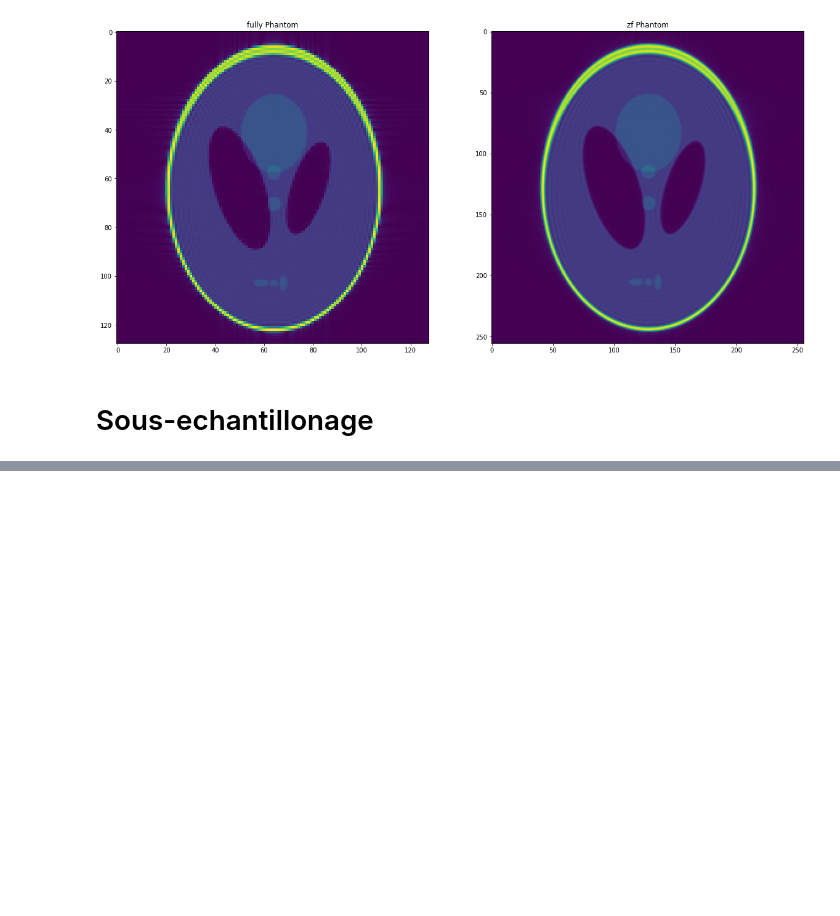
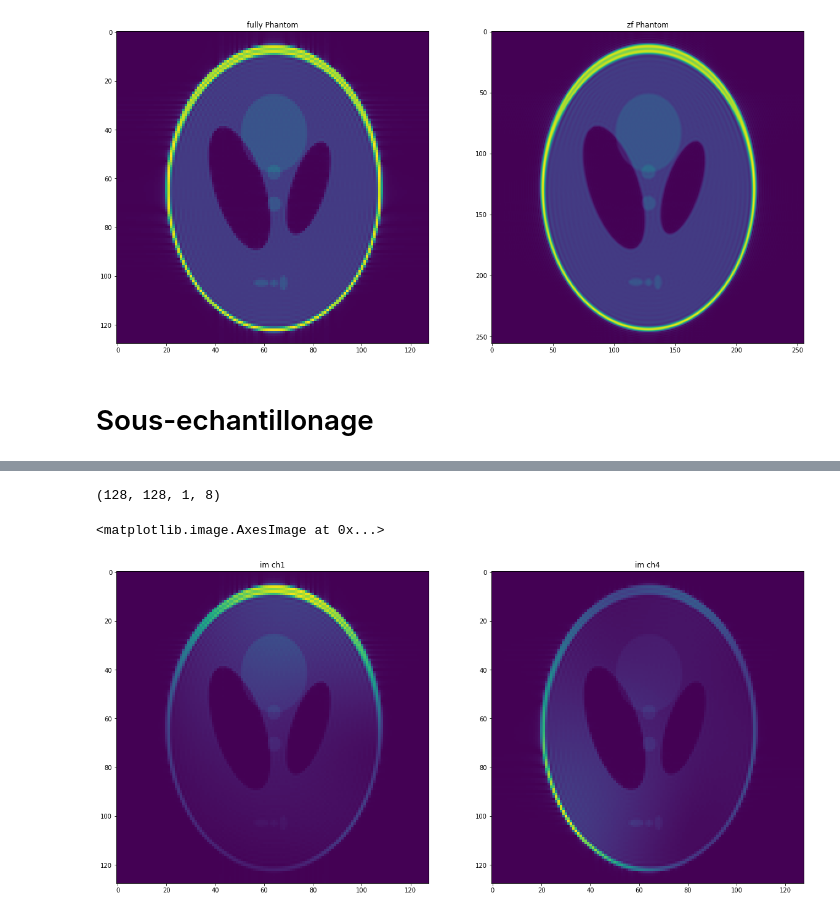
Before and after one commit to aTrotier/COURS_RECO_BART, a Jupyter notebook: cours_bart.ipynb, the cells around one changed output, grey strips where cells are left out. Cells and saved outputs as stored; diff of their text form; code cells hidden in the pictures; blank space fills up the shorter version.

```diff
--- a/cours_bart.ipynb
+++ b/cours_bart.ipynb
@@ -244,0 +292,19 @@ ax[1].imshow(abs(shepp_fft_zf))
+# %%
+# generation des données
+
+kspace_8ch = bart(1,"phantom -k -s 8")
+display(np.shape(kspace_8ch))
+
+im_8ch = bart(1,"fft -i 3",kspace_8ch)
+# %% [output]
+(128, 128, 1, 8)
+# %%
+fig, ax = plt.subplots(ncols=2, figsize=(20, 10))
+ax[0].set_title("im ch1")
+ax[0].imshow(abs(np.squeeze(im_8ch[:,:,:,1])))
+
+ax[1].set_title("im ch4")
+ax[1].imshow(abs(np.squeeze(im_8ch[:,:,:,4])))
+# %% [output]
+<matplotlib.image.AxesImage at 0x...>
+[figure, added]
```
Also changed, not shown: parts of 5 cells of this notebook.
